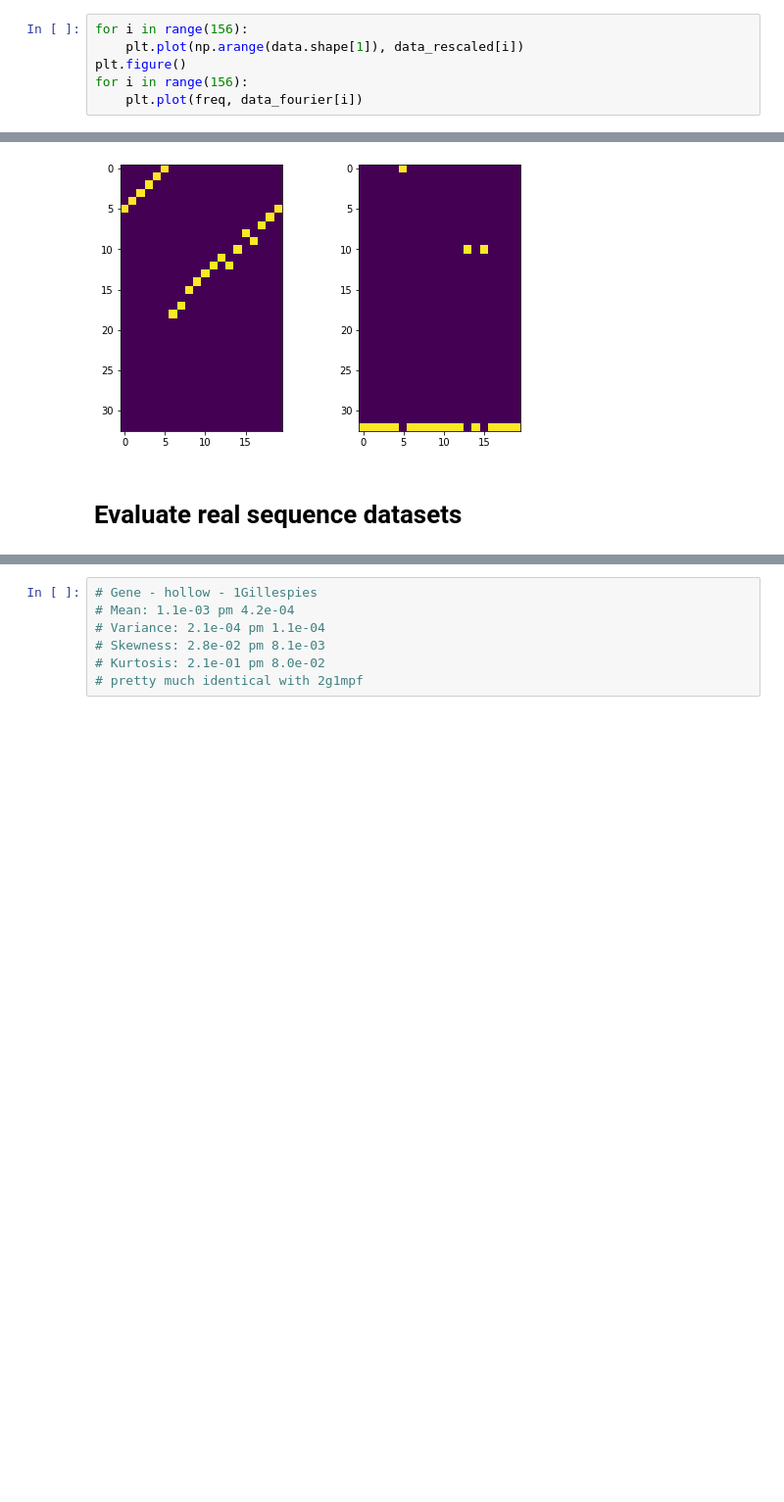
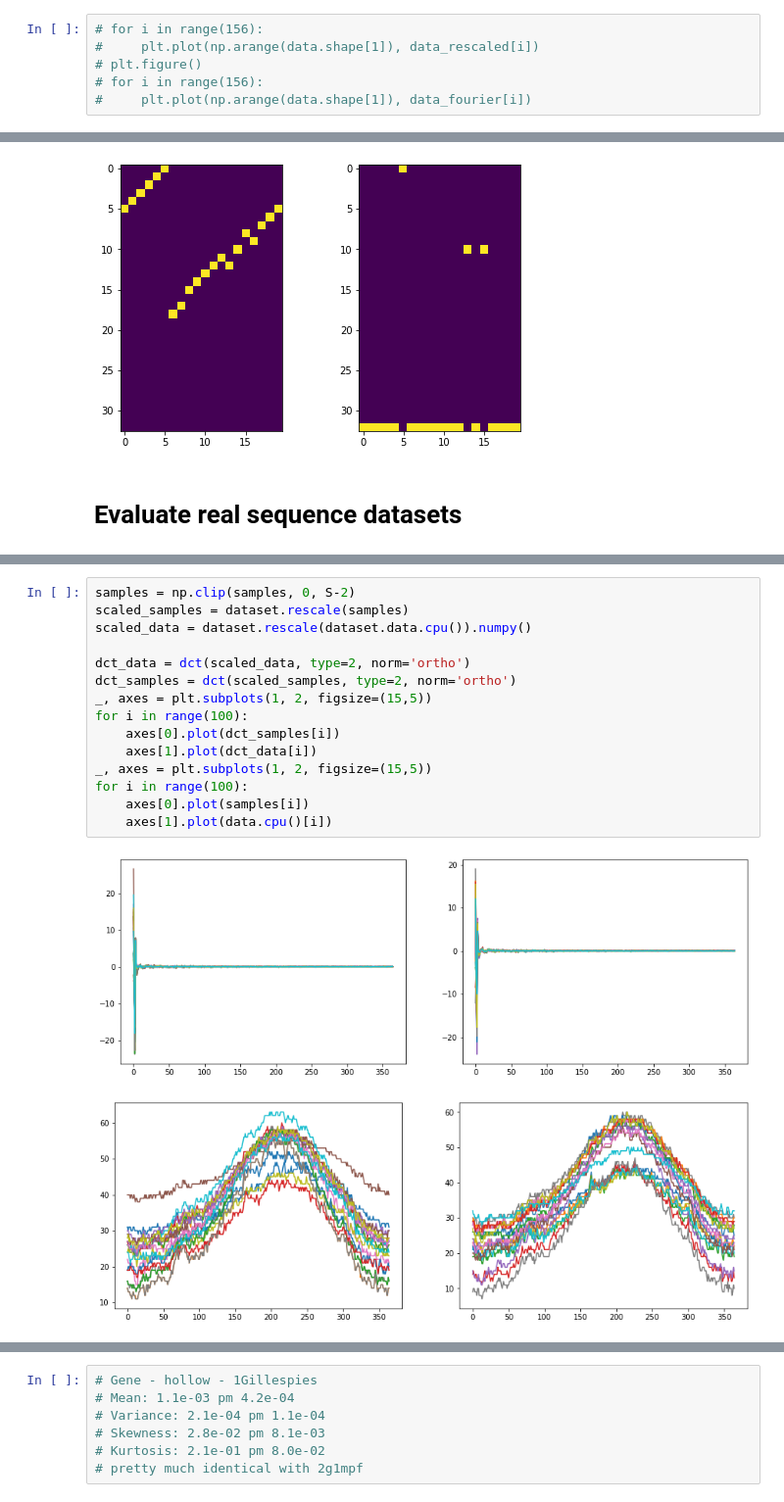
Before and after one commit to matthew9671/tauLDR, a Jupyter notebook: notebooks/eval_unconditional.ipynb, the cells around one changed output, grey strips where cells are left out. Shown at 98% size. Cells and saved outputs as stored; diff of their text form; blank space fills up the shorter version.

```diff
--- a/notebooks/eval_unconditional.ipynb
+++ b/notebooks/eval_unconditional.ipynb
@@ -74,6 +75,6 @@ data_fourier = np.fft.fft(data_rescaled)
 # %%
-for i in range(156):
-    plt.plot(np.arange(data.shape[1]), data_rescaled[i])
-plt.figure()
-for i in range(156):
-    plt.plot(freq, data_fourier[i])
+# for i in range(156):
+#     plt.plot(np.arange(data.shape[1]), data_rescaled[i])
+# plt.figure()
+# for i in range(156):
+#     plt.plot(np.arange(data.shape[1]), data_fourier[i])
@@ -765,0 +830,18 @@ Kurtosis: 1.9e-01 pm 9.7e-02
+# %%
+samples = np.clip(samples, 0, S-2)
+scaled_samples = dataset.rescale(samples)
+scaled_data = dataset.rescale(dataset.data.cpu()).numpy()
+
+dct_data = dct(scaled_data, type=2, norm='ortho')
+dct_samples = dct(scaled_samples, type=2, norm='ortho')
+_, axes = plt.subplots(1, 2, figsize=(15,5))
+for i in range(100):
+    axes[0].plot(dct_samples[i])
+    axes[1].plot(dct_data[i])
+_, axes = plt.subplots(1, 2, figsize=(15,5))
+for i in range(100):
+    axes[0].plot(samples[i])
+    axes[1].plot(data.cpu()[i])
+# %% [output]
+[figure, added]
+[figure, added]
```
Also changed, not shown: parts of 26 cells of this notebook, 33 other files.
